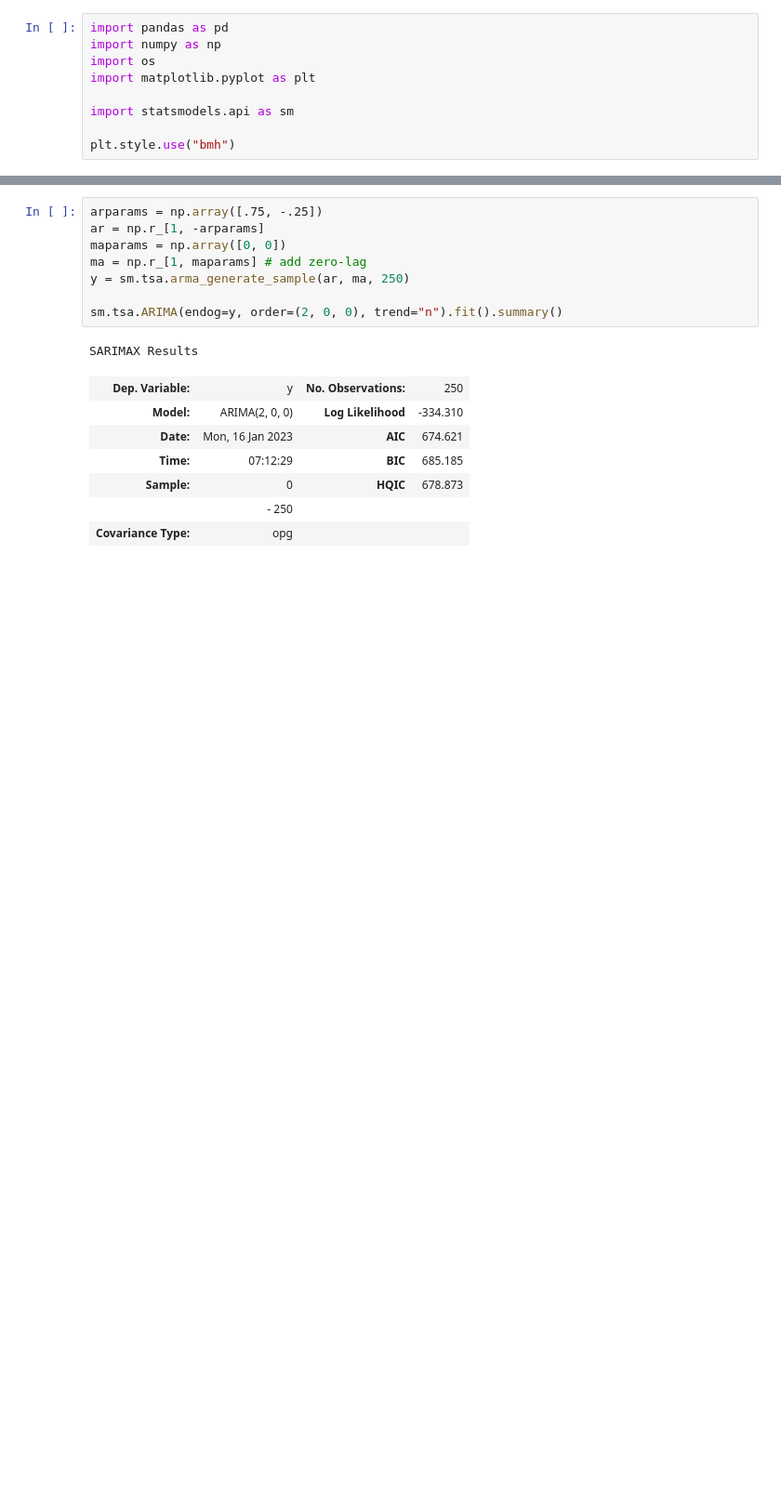
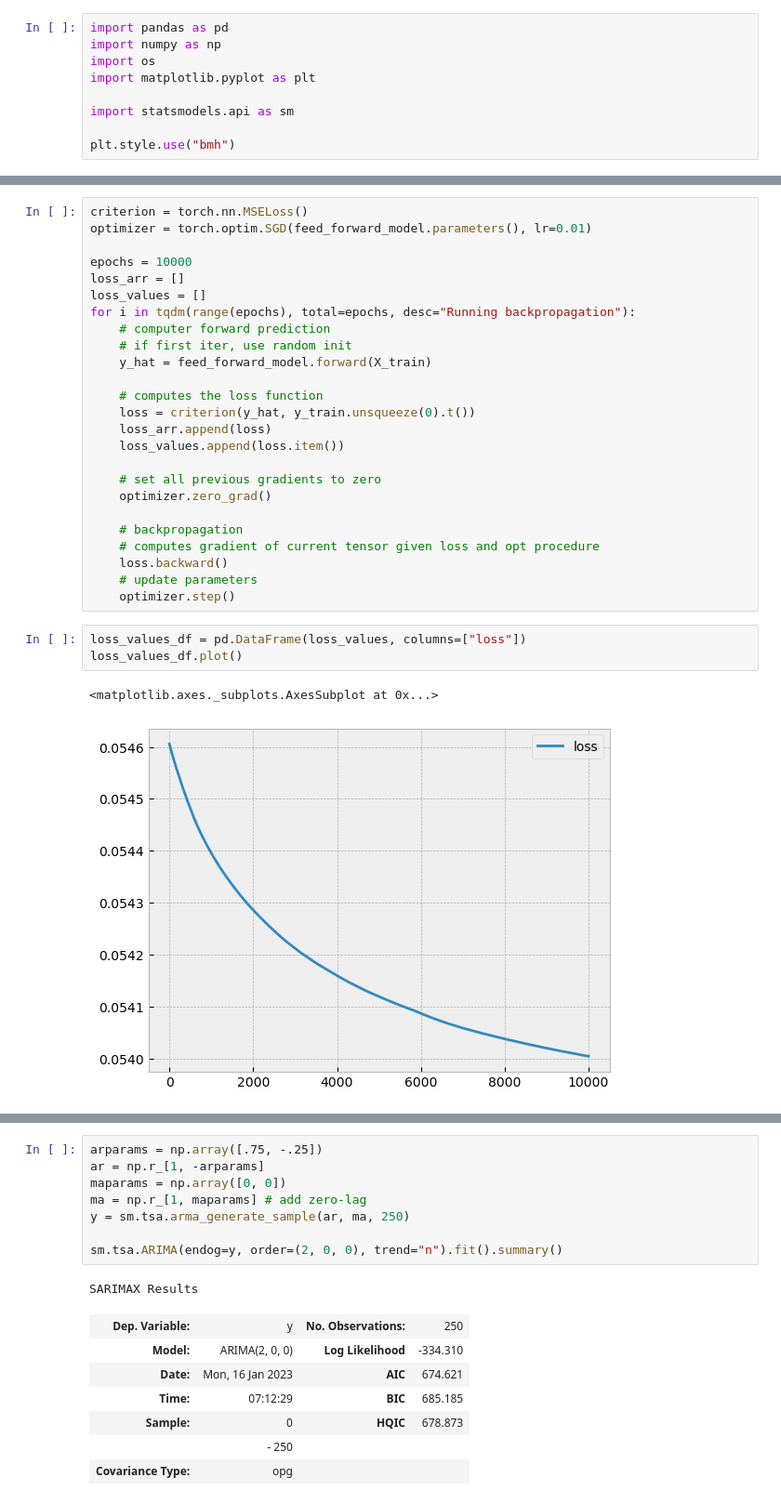
Before and after one commit to dcuoliveira/NN-VAR-Cov-Pred, a Jupyter notebook: src/debug.ipynb, the cells around one changed output, grey strips where cells are left out. Shown at 93% size. Drawn from its saved outputs; the diff is of its cells as text; blank space fills up the shorter version.

```diff
--- a/src/debug.ipynb
+++ b/src/debug.ipynb
@@ -9,0 +103,31 @@ plt.style.use("bmh")
+# %%
+criterion = torch.nn.MSELoss()
+optimizer = torch.optim.SGD(feed_forward_model.parameters(), lr=0.01)
+
+epochs = 10000
+loss_arr = []
+loss_values = []
+for i in tqdm(range(epochs), total=epochs, desc="Running backpropagation"):
+    # computer forward prediction
+    # if first iter, use random init
+    y_hat = feed_forward_model.forward(X_train)
+
+    # computes the loss function
+    loss = criterion(y_hat, y_train.unsqueeze(0).t())
+    loss_arr.append(loss)
+    loss_values.append(loss.item())
+
+    # set all previous gradients to zero
+    optimizer.zero_grad()
+
+    # backpropagation
+    # computes gradient of current tensor given loss and opt procedure
+    loss.backward()
+    # update parameters
+    optimizer.step()
+# %%
+loss_values_df = pd.DataFrame(loss_values, columns=["loss"])
+loss_values_df.plot()
+# %% [output]
+<matplotlib.axes._subplots.AxesSubplot at 0x...>
+[figure, added]
```
Also changed, not shown: parts of 17 cells of this notebook, 1 other file.
